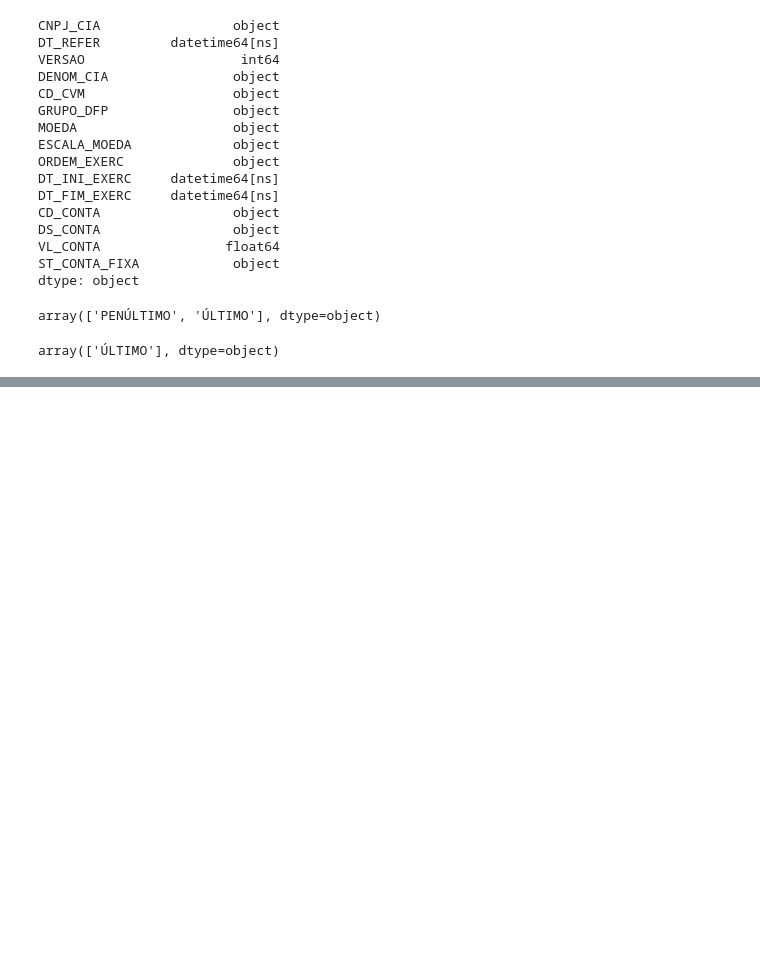
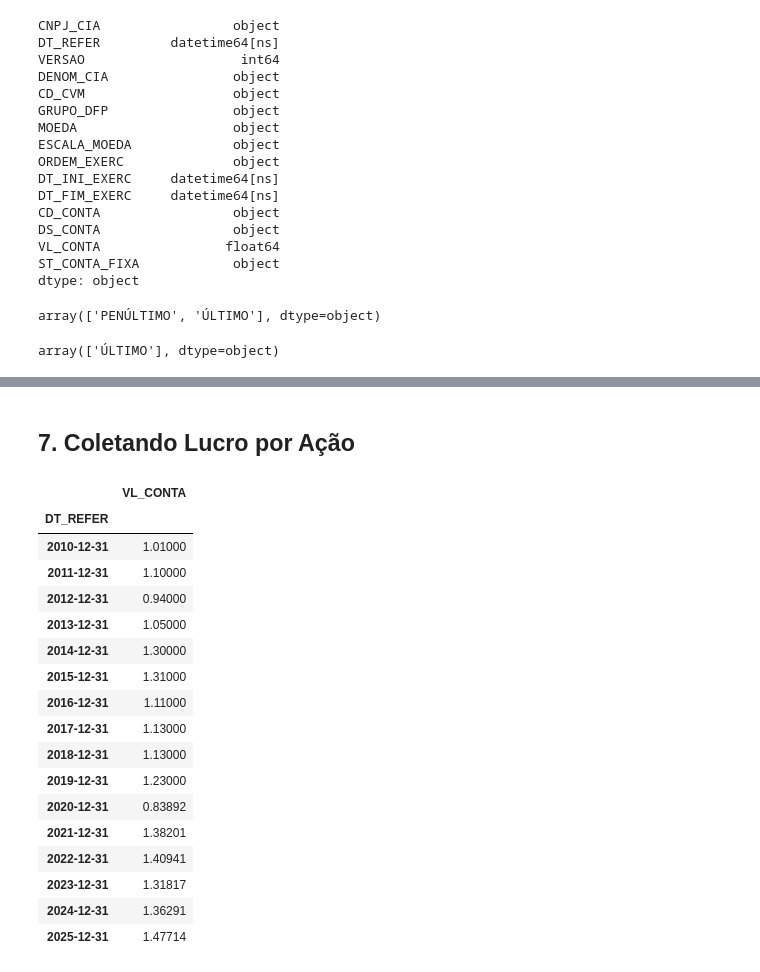
Before and after one commit to esscova/financas-quantitativas, a Jupyter notebook: Coletando PL histórico de empresas listadas na B3 com dados da CVM/preco_lucro_historico.ipynb, the cells around one changed output, grey strips where cells are left out. Drawn from its saved outputs; the diff is of its cells as text; code cells hidden in the pictures; blank space fills up the shorter version.

```diff
--- a/Coletando PL histórico de empresas listadas na B3 com dados da CVM/preco_lucro_historico.ipynb
+++ b/Coletando PL histórico de empresas listadas na B3 com dados da CVM/preco_lucro_historico.ipynb
@@ -193,0 +302,27 @@ array(['ÚLTIMO'], dtype=object)
+# %% [markdown]
+## 7. Coletando Lucro por Ação
+# %%
+# dre[dre['CD_CONTA'] == '3.99.01.02']
+lpa = df \
+        .loc[(df['CD_CVM'] == '007617') & (df['CD_CONTA'] == '3.99.01.02'), ['DT_REFER', 'VL_CONTA']] \
+        .set_index('DT_REFER')
+lpa
+# %% [output]
+|  | VL_CONTA |
+| DT_REFER |  |
+| 2010-12-31 | 1.01000 |
+| 2011-12-31 | 1.10000 |
+| 2012-12-31 | 0.94000 |
+| 2013-12-31 | 1.05000 |
+| 2014-12-31 | 1.30000 |
+| 2015-12-31 | 1.31000 |
+| 2016-12-31 | 1.11000 |
+| 2017-12-31 | 1.13000 |
+| 2018-12-31 | 1.13000 |
+| 2019-12-31 | 1.23000 |
+| 2020-12-31 | 0.83892 |
+| 2021-12-31 | 1.38201 |
+| 2022-12-31 | 1.40941 |
+| 2023-12-31 | 1.31817 |
+| 2024-12-31 | 1.36291 |
+| 2025-12-31 | 1.47714 |
```
Also changed, not shown: parts of 13 cells of this notebook.
